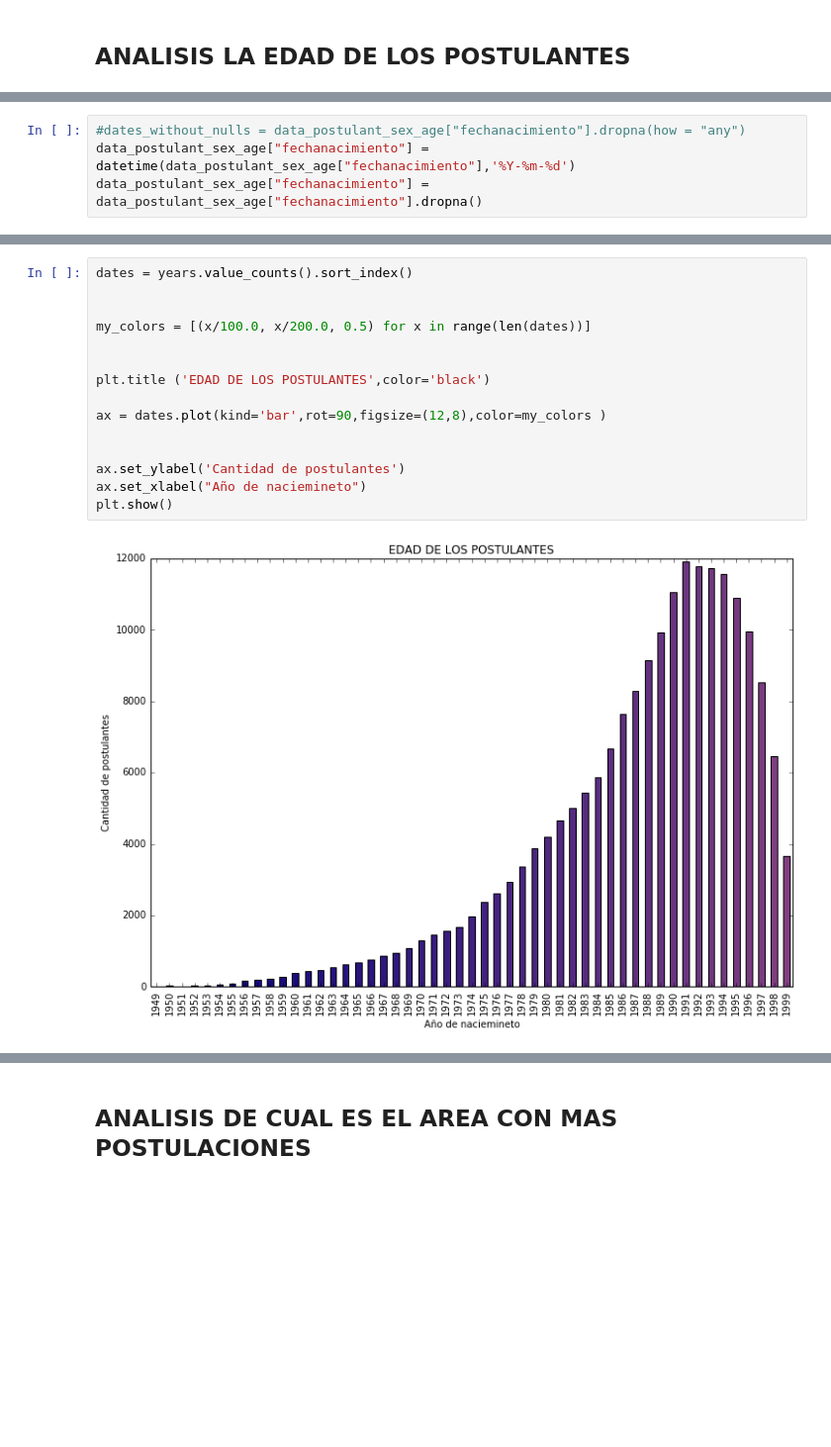
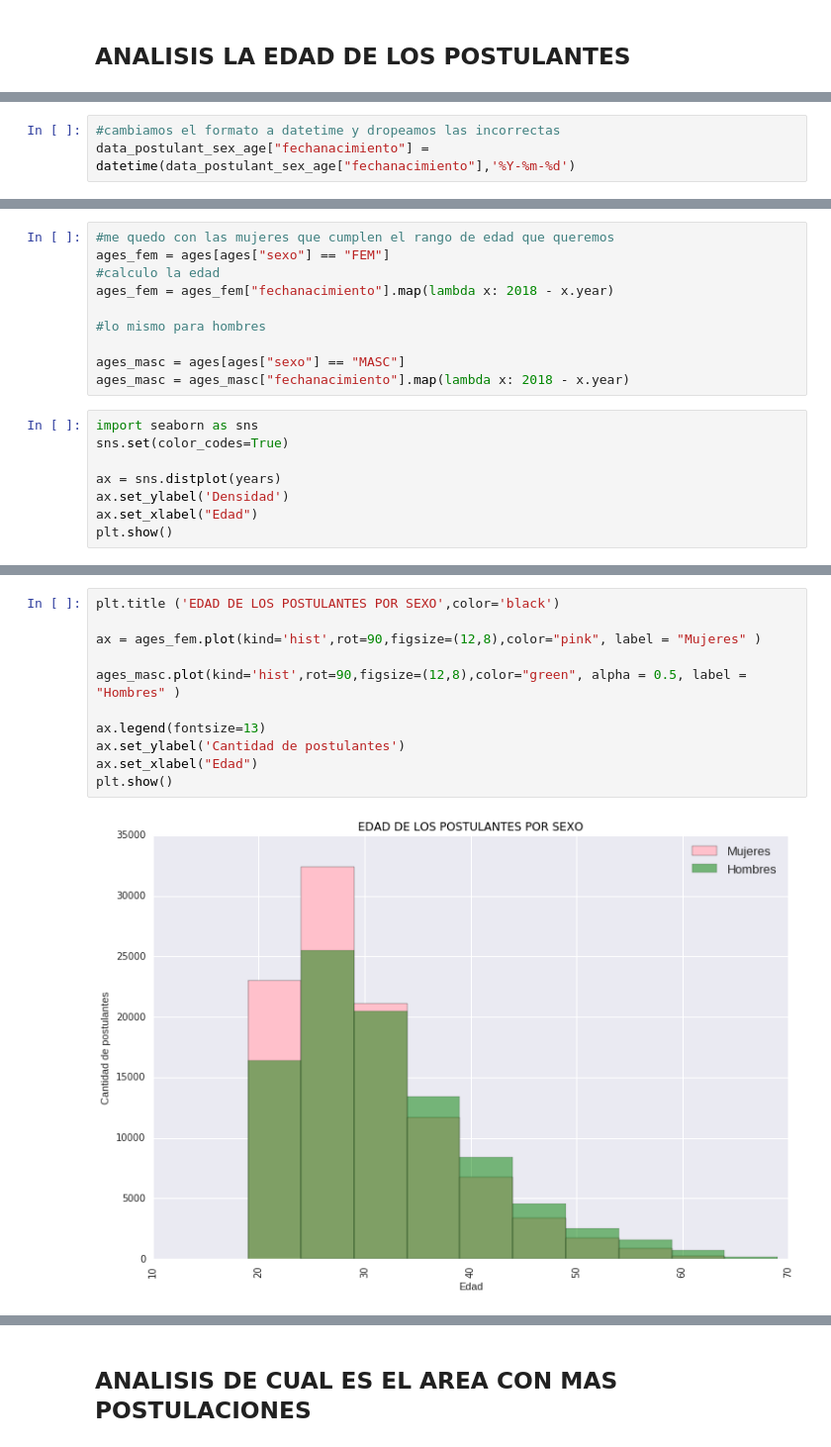
Before and after one commit to matfonseca/OrgaDatos, a Jupyter notebook: Analisis exploratorio.ipynb, the cells around one changed output, grey strips where cells are left out. Shown: that part at 99% size. Drawn from its saved outputs; the diff is of its cells as text; blank space fills up the shorter version.

```diff
--- a/Analisis exploratorio.ipynb
+++ b/Analisis exploratorio.ipynb
@@ -162,7 +160,6 @@ False    196138
 True       4750
 Name: fechanacimiento, dtype: int64
 # %%
-#dates_without_nulls = data_postulant_sex_age["fechanacimiento"].dropna(how = "any")
+#cambiamos el formato a datetime y dropeamos las incorrectas
 data_postulant_sex_age["fechanacimiento"] = datetime(data_postulant_sex_age["fechanacimiento"],'%Y-%m-%d')
-data_postulant_sex_age["fechanacimiento"] = data_postulant_sex_age["fechanacimiento"].dropna()
 # %%
@@ -175,0 +171,18 @@ years = ages["fechanacimiento"].map(lambda x: x.year)
+# %%
+#me quedo con las mujeres que cumplen el rango de edad que queremos
+ages_fem = ages[ages["sexo"] == "FEM"]
+#calculo la edad
+ages_fem = ages_fem["fechanacimiento"].map(lambda x: 2018 - x.year)
+
+#lo mismo para hombres
+
+ages_masc = ages[ages["sexo"] == "MASC"]
+ages_masc = ages_masc["fechanacimiento"].map(lambda x: 2018 - x.year)
+# %%
+import seaborn as sns
+sns.set(color_codes=True)
+
+ax = sns.distplot(years)
+ax.set_ylabel('Densidad')
+ax.set_xlabel("Edad")
+plt.show()
@@ -176,17 +191,13 @@ years = ages["fechanacimiento"].map(lambda x: x.year)
 # %%
-dates = years.value_counts().sort_index()
+plt.title ('EDAD DE LOS POSTULANTES POR SEXO',color='black')
 
+ax = ages_fem.plot(kind='hist',rot=90,figsize=(12,8),color="pink", label = "Mujeres" )
 
-my_colors = [(x/100.0, x/200.0, 0.5) for x in range(len(dates))]
+ages_masc.plot(kind='hist',rot=90,figsize=(12,8),color="green", alpha = 0.5, label = "Hombres" )
 
-
-plt.title ('EDAD DE LOS POSTULANTES',color='black')
-
-ax = dates.plot(kind='bar',rot=90,figsize=(12,8),color=my_colors )
-
-
+ax.legend(fontsize=13)
 ax.set_ylabel('Cantidad de postulantes')
-ax.set_xlabel("Año de naciemineto")
+ax.set_xlabel("Edad")
 plt.show()
 # %% [output]
-[figure, old version]
+[figure, new version]
```
Also changed, not shown: parts of 75 cells of this notebook.
